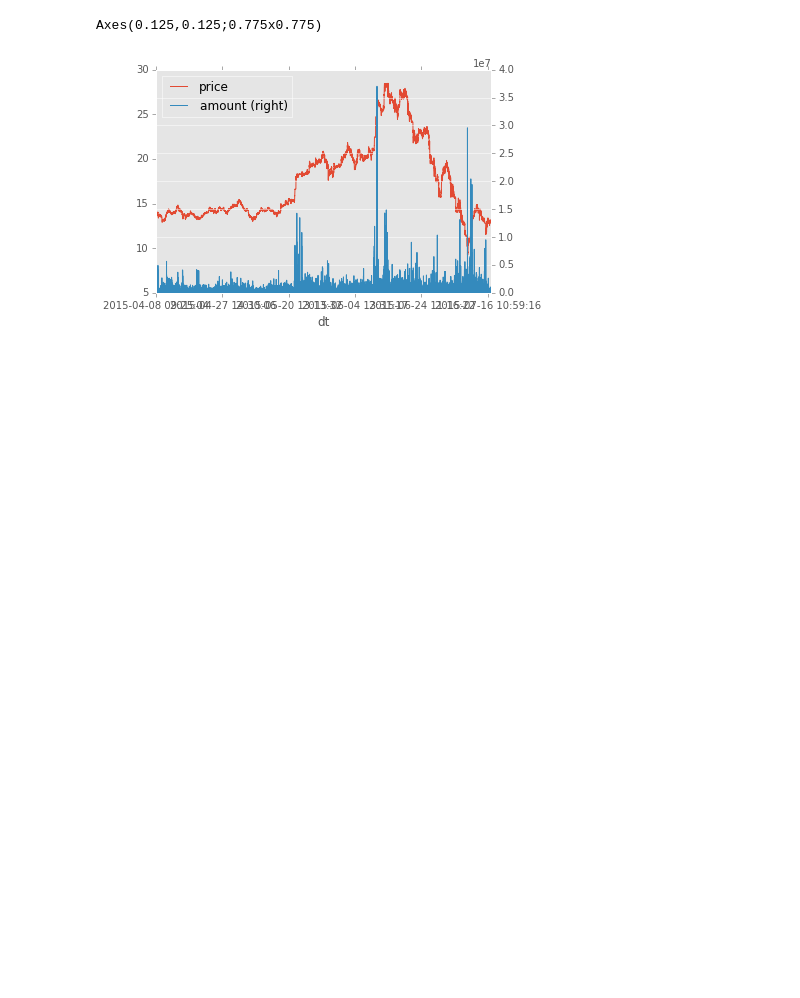
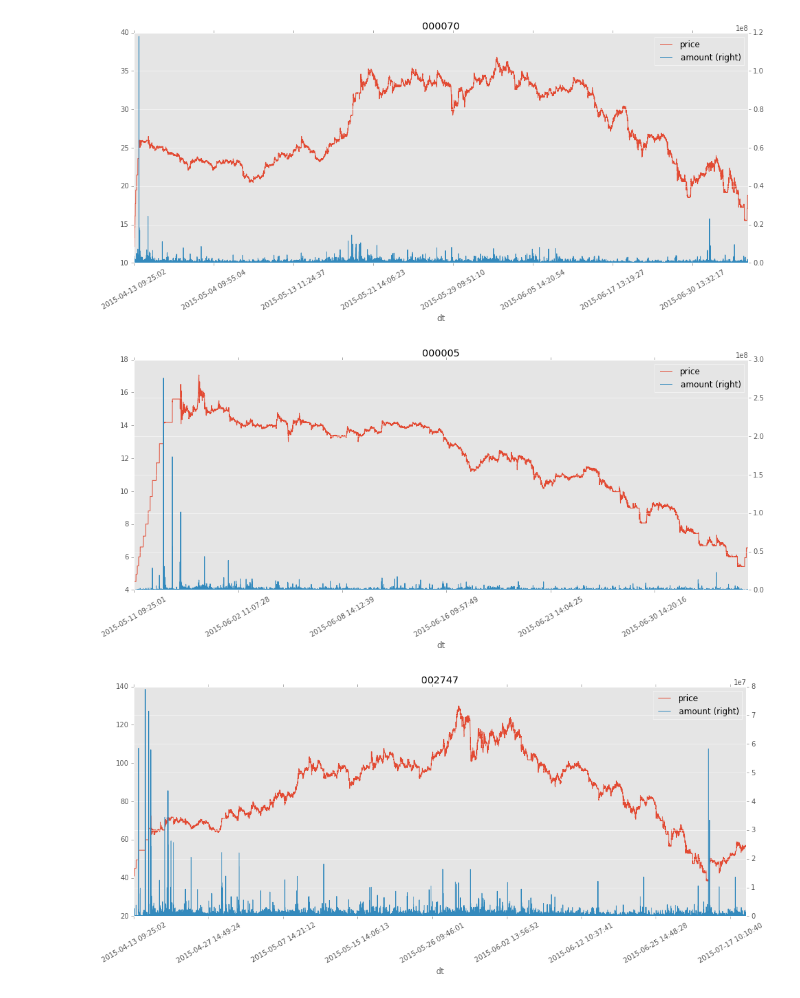
Before and after one commit to adayone/ssl, a Jupyter notebook: tick.ipynb, the cells around one changed output. Drawn from its saved outputs; the diff is of its cells as text; code cells hidden in the pictures; blank space fills up the shorter version.

```diff
--- a/tick.ipynb
+++ b/tick.ipynb
@@ -26,5 +26,8 @@ def get_ticks(id, end, delta):
             ticks = tick
         else:
             ticks = ticks.append(tick)
+        ticks['dt'] = ticks['date'] + ' '+ ticks['time']
+        ticks['id'] = id
+
     return ticks
 # %%
@@ -45,14 +49,22 @@ def cmp_top(ticks, id):
-# %%
-# init
-id = '600861'
-end_str = '2015-07-16'
-ticks = get_ticks(id, end_str, 100)
-sticks = ticks.sort('amount', ascending=False).head(20)
-ticks['dt'] = ticks['date'] + ' '+ ticks['time']
-ticks.dt.astype(dt.datetime)
-ticks = ticks.sort('dt', ascending=True)
-# %%
-print ticks.plot(x='dt', y=['price', 'amount'],  secondary_y='amount')
-# %% [output]
-Axes(0.125,0.125;0.775x0.775)
-[figure, removed]
+# %%
+def tick_plot(ticks, end_str, delta=100):
+    # init
+    ticks = ticks.sort('dt', ascending=True)
+
+    fig = ticks.plot(x='dt', y=['price', 'amount'],  secondary_y='amount',  legend=True, title=id, rot=30, figsize=(16,6))
+    return fig.get_figure()
+# %%
+end_str = '2015-07-20'
+stocks = ts.get_stock_basics()
+for id in ('000070', '000005', '002747', '300104', '300017', '002594','000762', '600773', '000626', '600804'):
+    ticks = get_ticks(id, end_str, 100)
+    name = stocks.ix[id]['name']
+    ticks['name'] = name
+    fig = tick_plot(ticks, end_str)
+    fig.savefig('image/%s.png'%name)
+    sticks = ticks.sort('amount', ascending=False).head(5)
+    sticks.to_csv('data/%s.csv'%name,  index=None)
+# %% [output]
+[figure, added]
+[figure, added]
+[figure, added]
```
Also changed, not shown: parts of 6 cells of this notebook, 1 other file.
